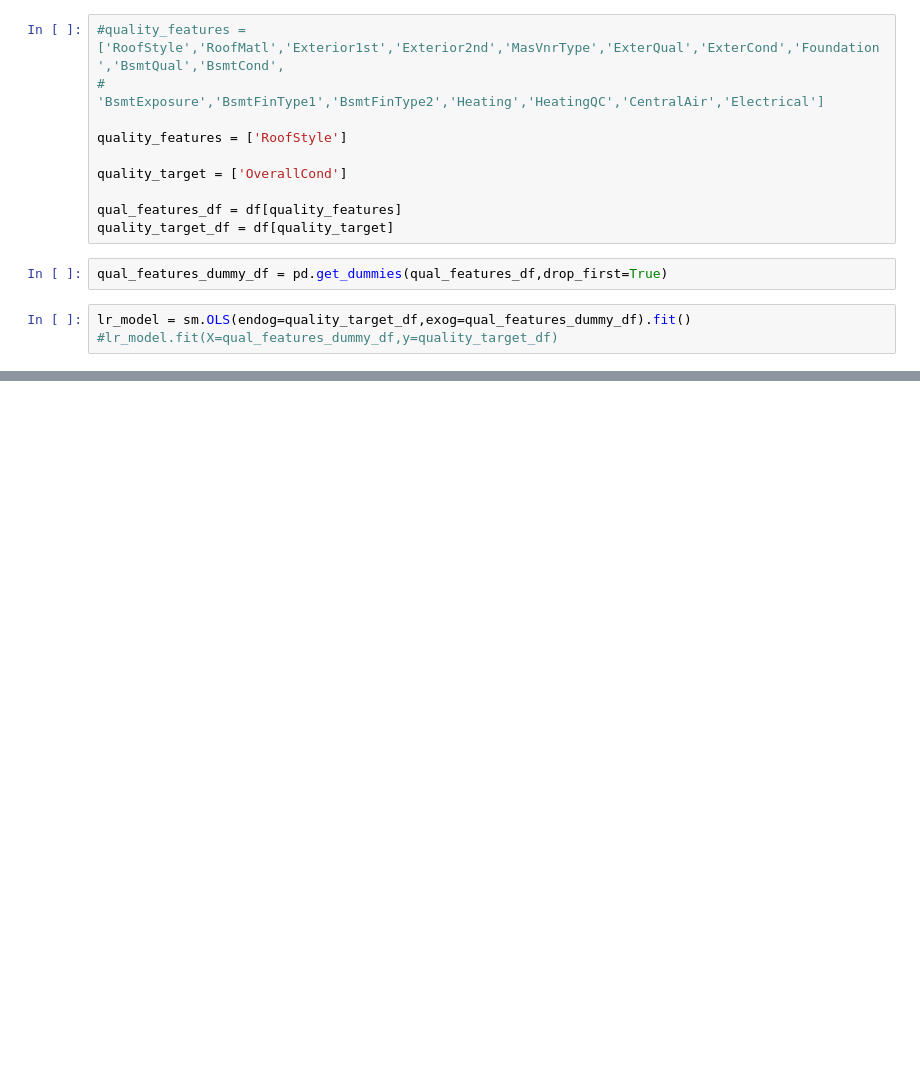
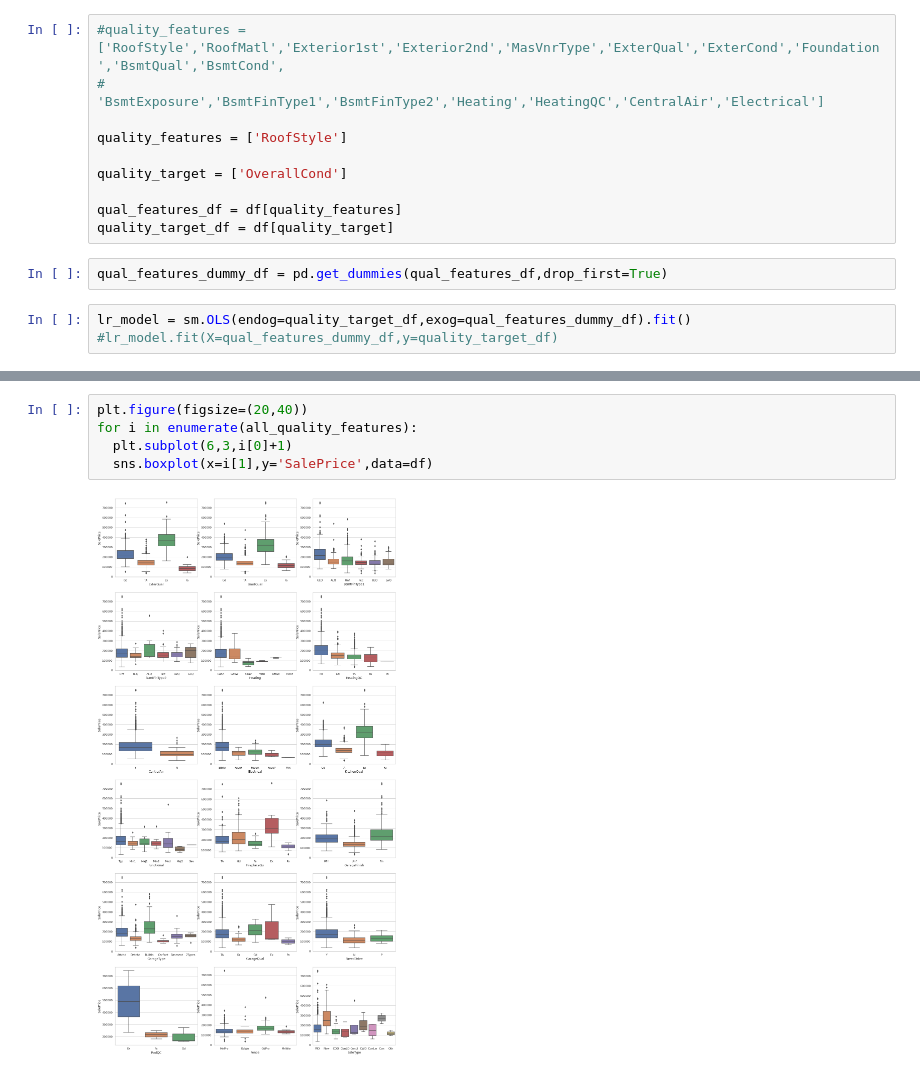
Before and after one commit to prateeksab/housingprices, a Jupyter notebook: Master_book.ipynb, the cells around one changed output, grey strips where cells are left out. Saved outputs shown, nothing was run; the diff lists cells and outputs as text; blank space fills up the shorter version.

```diff
--- a/Master_book.ipynb
+++ b/Master_book.ipynb
@@ -295,0 +348,7 @@ Warnings:
+# %%
+plt.figure(figsize=(20,40))
+for i in enumerate(all_quality_features):
+  plt.subplot(6,3,i[0]+1)
+  sns.boxplot(x=i[1],y='SalePrice',data=df)
+# %% [output]
+[figure, added]
```
Also changed, not shown: parts of 13 cells of this notebook.
